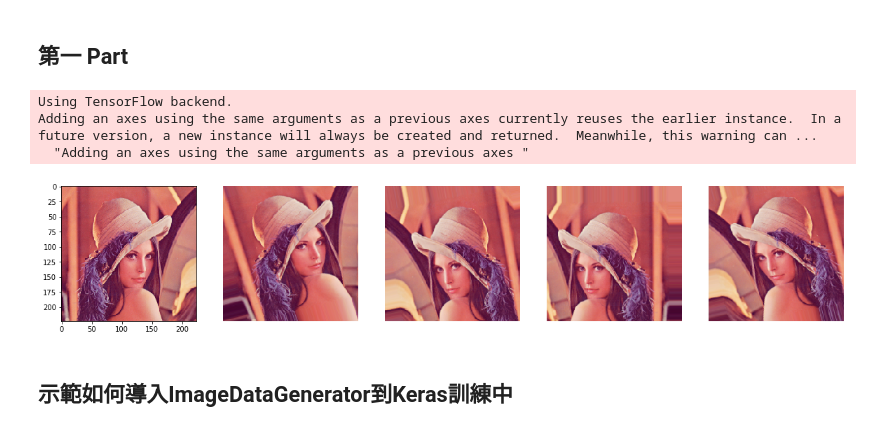
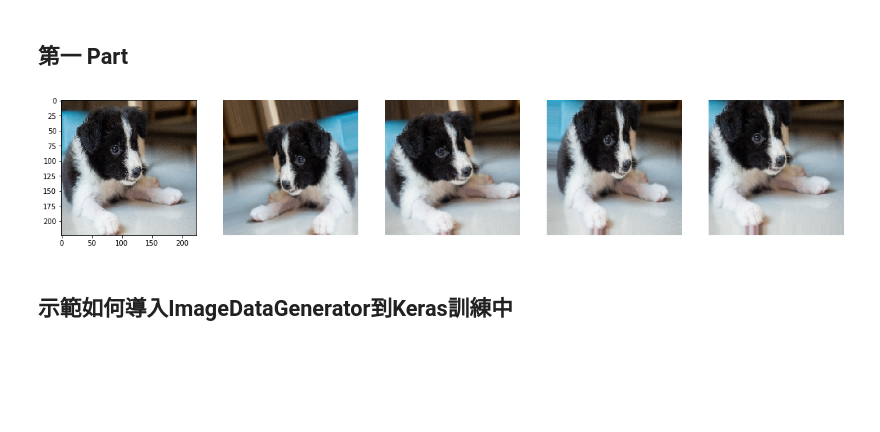
Before and after one commit to ScottChayaa/1st-DL-CVMarathon, a Jupyter notebook: homework/Day016_Image Augmentation_HW.ipynb, the cells around one changed output. Saved outputs shown, nothing was run; the diff lists cells and outputs as text; code cells hidden in the pictures; blank space fills up the shorter version.

```diff
--- a/homework/Day016_Image Augmentation_HW.ipynb
+++ b/homework/Day016_Image Augmentation_HW.ipynb
@@ -32,38 +32,35 @@ img_gen = ImageDataGenerator(
     dtype=np.float32
 )
 width=224
 height=224
 batch_size=4
 
 # img = cv2.imread('Tano.JPG')
-img = cv2.imread('data/lena.png')
+img = cv2.imread('data/Tano.JPG')
 img = cv2.resize(img, (width,height))##改變圖片尺寸
 img = cv2.cvtColor(img, cv2.COLOR_BGR2RGB) #Cv2讀進來是BGR，轉成RGB
 img_origin=img.copy()
 img= np.array(img, dtype=np.float32)
 img_combine=np.array([img,img,img,img],dtype=np.float32) ##輸入generator要是四維，(224,224,3)變成(4,224,224,3)
 batch_gen = img_gen.flow(img_combine, batch_size=batch_size)
 assert next(batch_gen).shape==(batch_size, width, height, 3)
 
 plt.figure(figsize=(20,10))
 i = 1
 for batch in batch_gen:
     plt.subplot(1, 5, 1)
     plt.imshow(img_origin) ##原圖
     plt.subplot(1, 5, i+1)
     plt.imshow(batch[0, :, :, :].astype(np.uint8))
     plt.imshow(batch[1, :, :, :].astype(np.uint8))
     plt.imshow(batch[2, :, :, :].astype(np.uint8))
     plt.imshow(batch[3, :, :, :].astype(np.uint8))
     plt.axis('off')
     i += 1
     if i > 4:
         break  # or the generator would loop infinitely
 # %% [output]
-Using TensorFlow backend.
-Adding an axes using the same arguments as a previous axes currently reuses the earlier instance.  In a future version, a new instance will always be created and returned.  Meanwhile, this warning can ...
-  "Adding an axes using the same arguments as a previous axes "
-[figure, old version]
+[figure, new version]
 # %% [markdown]
 ## 示範如何導入ImageDataGenerator到Keras訓練中
 # %% [markdown]
```
Also changed, not shown: parts of 3 cells of this notebook, 3 other files.
